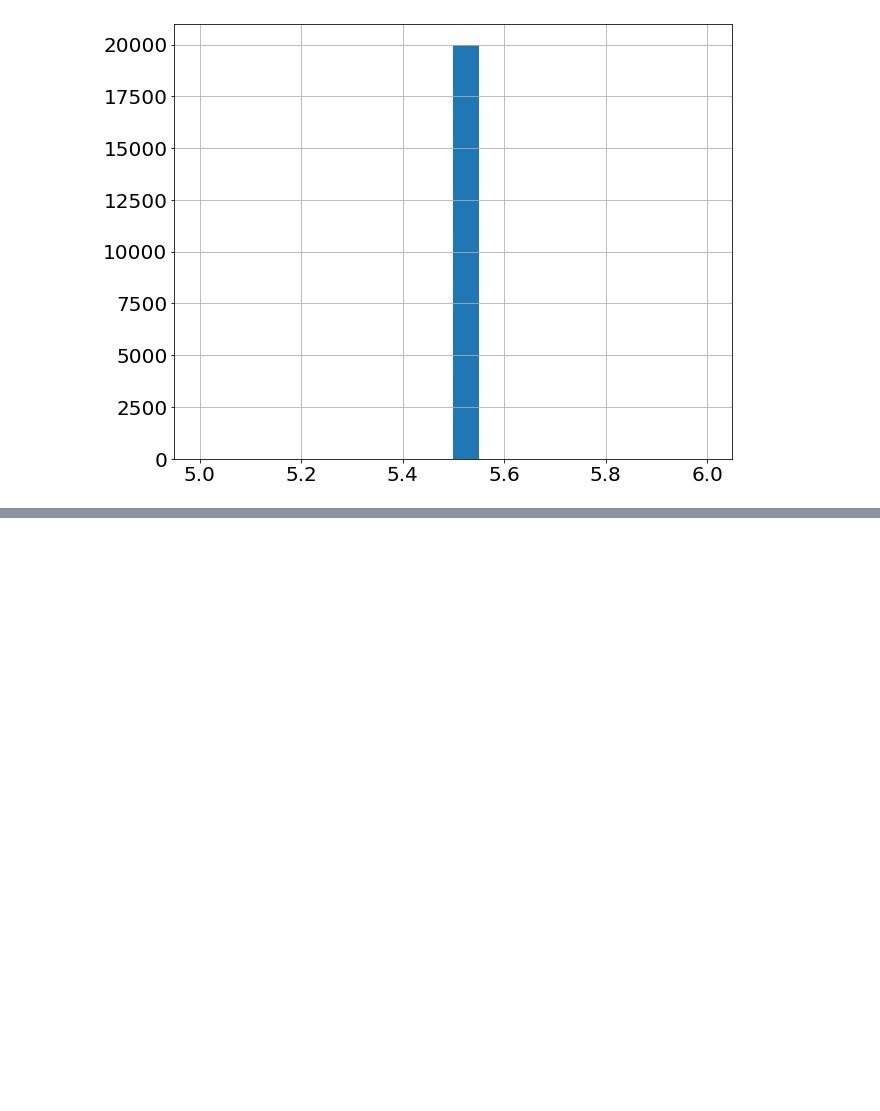
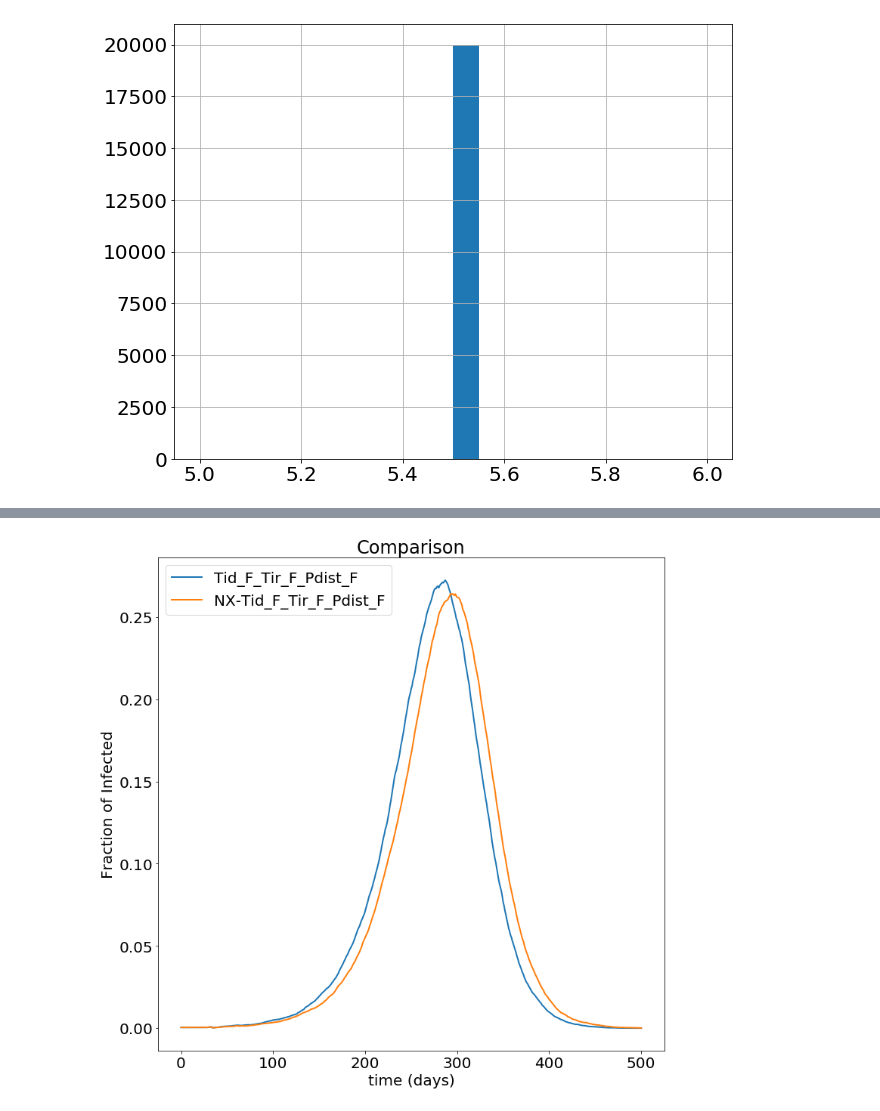
Before and after one commit to jjgomezcadenas/turtleWorld, a Jupyter notebook: notebooks/BarrioTortugaSEIR.ipynb, the cells around one changed output, grey strips where cells are left out. Saved outputs shown, nothing was run; the diff lists cells and outputs as text; code cells hidden in the pictures; blank space fills up the shorter version.

```diff
--- a/notebooks/BarrioTortugaSEIR.ipynb
+++ b/notebooks/BarrioTortugaSEIR.ipynb
@@ -347,5 +353,9 @@ plot_runs_I(DFD, T=' NX Infected: R0 = 3.5, ti = 5.5, tr = 6.5, ti=F, tr=F, P=F'
 # %%
-DIRS = ["Turtles_10000_steps_500_i0_10_r0_3.5_ti_5.5_tr_6.5_Tid_F_Tir_F_Pdist_F",
+DIRS = ["Turtles_20000_steps_500_i0_10_r0_3.5_ti_5.5_tr_6.5_Tid_F_Tir_F_Pdist_F",
     "NxTurtles_20000_steps_500_i0_10_r0_3.5_ti_5.5_tr_6.5_Tid_F_Tir_F_Pdist_F"
     ]
 LBLS =['Tid_F_Tir_F_Pdist_F','NX-Tid_F_Tir_F_Pdist_F']
+# %%
+plot_compar_I(path, DIRS, LBLS, T='Comparison', figsize=(12,12))
+# %% [output]
+[figure, added]
```
Also changed, not shown: parts of 4 cells of this notebook, 2 other files.
